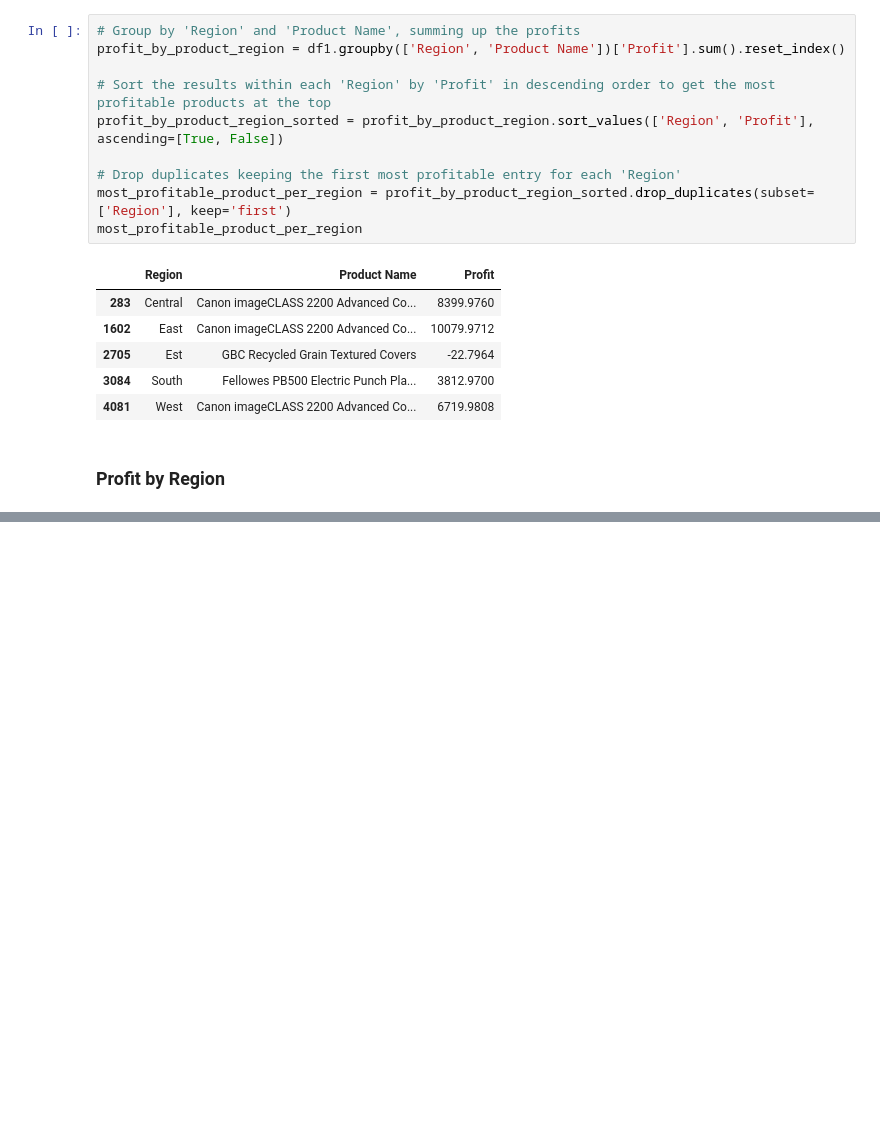
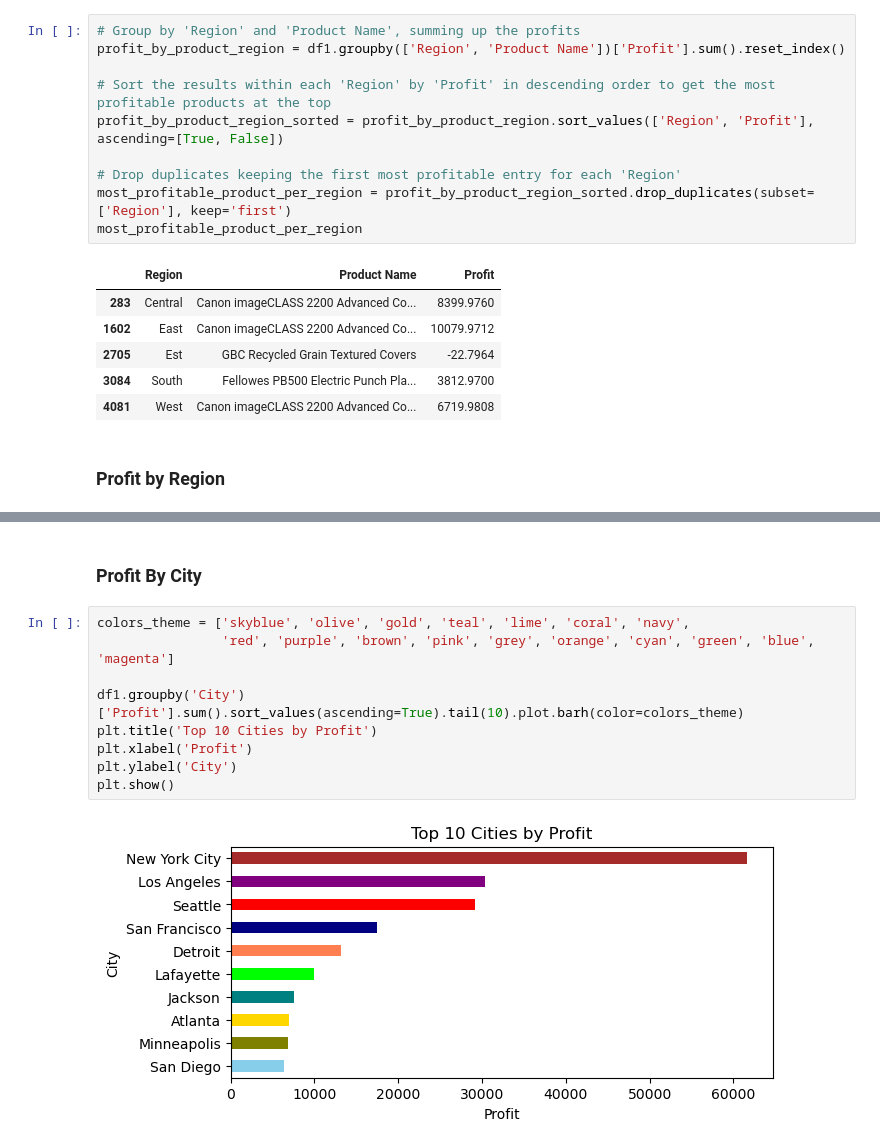
Before and after one commit to hennypurwadi/771951_Dataset_Analysis, a Jupyter notebook: 202370140.ipynb, the cells around one changed output, grey strips where cells are left out. Drawn from its saved outputs; the diff is of its cells as text; blank space fills up the shorter version.

```diff
--- a/202370140.ipynb
+++ b/202370140.ipynb
@@ -3061,0 +3040,13 @@ plt.show()
+# %% [markdown]
+### Profit By City
+# %%
+colors_theme = ['skyblue', 'olive', 'gold', 'teal', 'lime', 'coral', 'navy',
+                'red', 'purple', 'brown', 'pink', 'grey', 'orange', 'cyan', 'green', 'blue', 'magenta']
+
+df1.groupby('City')['Profit'].sum().sort_values(ascending=True).tail(10).plot.barh(color=colors_theme)
+plt.title('Top 10 Cities by Profit')
+plt.xlabel('Profit')
+plt.ylabel('City')
+plt.show()
+# %% [output]
+[figure, added]
```
Also changed, not shown: parts of 21 cells of this notebook, 1 other file.
